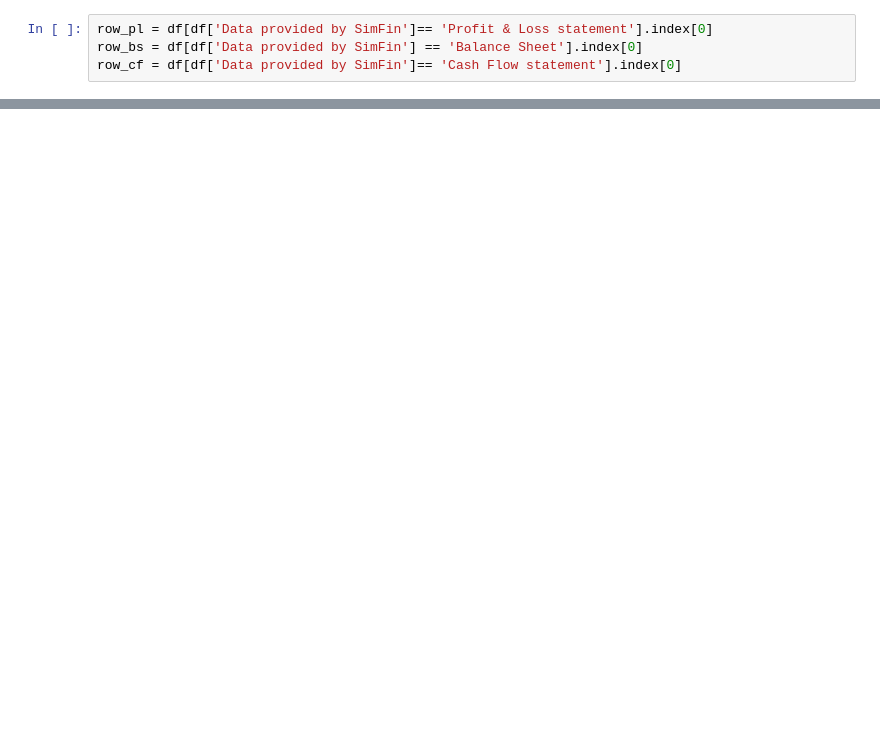
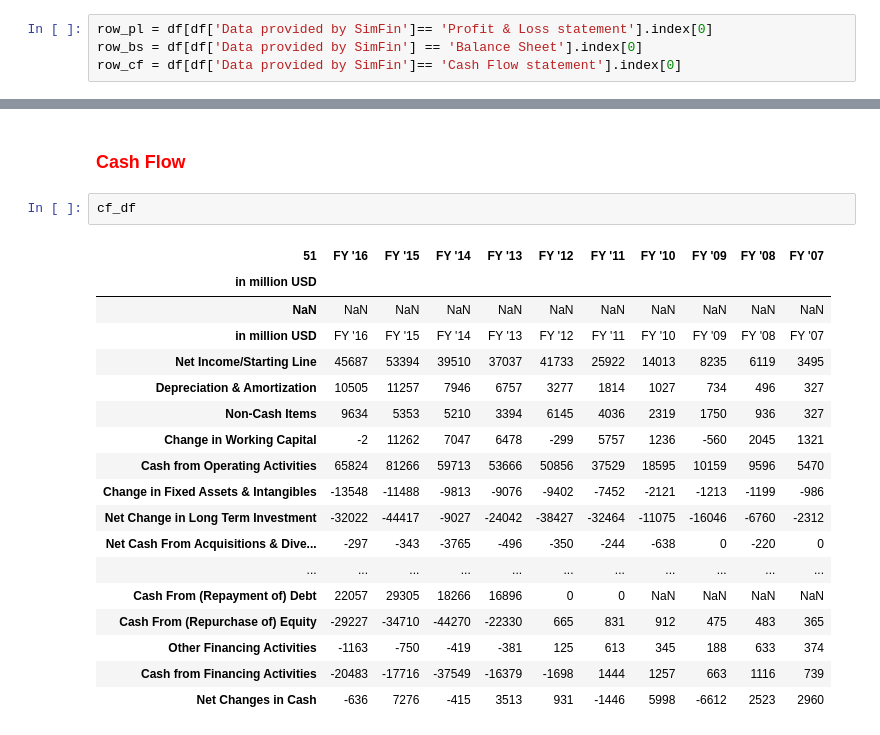
Before and after one commit to bradwhitcomb/financial_spreads_jn, a Jupyter notebook: appl_qtr.ipynb, the cells around one changed output, grey strips where cells are left out. Cells and saved outputs as stored; diff of their text form; blank space fills up the shorter version.

```diff
--- a/appl_qtr.ipynb
+++ b/appl_qtr.ipynb
@@ -20,0 +73,23 @@ print(row_pl, row_bs, row_cf)
+# %% [markdown]
+### <font color=red> Cash Flow </font>
+# %%
+cf_df
+# %% [output]
+| 51 | FY '16 | FY '15 | FY '14 | FY '13 | FY '12 | FY '11 | FY '10 | FY '09 | FY '08 | FY '07 |
+| in million USD |  |  |  |  |  |  |  |  |  |  |
+| NaN | NaN | NaN | NaN | NaN | NaN | NaN | NaN | NaN | NaN | NaN |
+| in million USD | FY '16 | FY '15 | FY '14 | FY '13 | FY '12 | FY '11 | FY '10 | FY '09 | FY '08 | FY '07 |
+| Net Income/Starting Line | 45687 | 53394 | 39510 | 37037 | 41733 | 25922 | 14013 | 8235 | 6119 | 3495 |
+| Depreciation & Amortization | 10505 | 11257 | 7946 | 6757 | 3277 | 1814 | 1027 | 734 | 496 | 327 |
+| Non-Cash Items | 9634 | 5353 | 5210 | 3394 | 6145 | 4036 | 2319 | 1750 | 936 | 327 |
+| Change in Working Capital | -2 | 11262 | 7047 | 6478 | -299 | 5757 | 1236 | -560 | 2045 | 1321 |
+| Cash from Operating Activities | 65824 | 81266 | 59713 | 53666 | 50856 | 37529 | 18595 | 10159 | 9596 | 5470 |
+| Change in Fixed Assets & Intangibles | -13548 | -11488 | -9813 | -9076 | -9402 | -7452 | -2121 | -1213 | -1199 | -986 |
+| Net Change in Long Term Investment | -32022 | -44417 | -9027 | -24042 | -38427 | -32464 | -11075 | -16046 | -6760 | -2312 |
+| Net Cash From Acquisitions & Dive... | -297 | -343 | -3765 | -496 | -350 | -244 | -638 | 0 | -220 | 0 |
+| ... | ... | ... | ... | ... | ... | ... | ... | ... | ... | ... |
+| Cash From (Repayment of) Debt | 22057 | 29305 | 18266 | 16896 | 0 | 0 | NaN | NaN | NaN | NaN |
+| Cash From (Repurchase of) Equity | -29227 | -34710 | -44270 | -22330 | 665 | 831 | 912 | 475 | 483 | 365 |
+| Other Financing Activities | -1163 | -750 | -419 | -381 | 125 | 613 | 345 | 188 | 633 | 374 |
+| Cash from Financing Activities | -20483 | -17716 | -37549 | -16379 | -1698 | 1444 | 1257 | 663 | 1116 | 739 |
+| Net Changes in Cash | -636 | 7276 | -415 | 3513 | 931 | -1446 | 5998 | -6612 | 2523 | 2960 |
```
Also changed, not shown: parts of 11 cells of this notebook, 5 other files.
